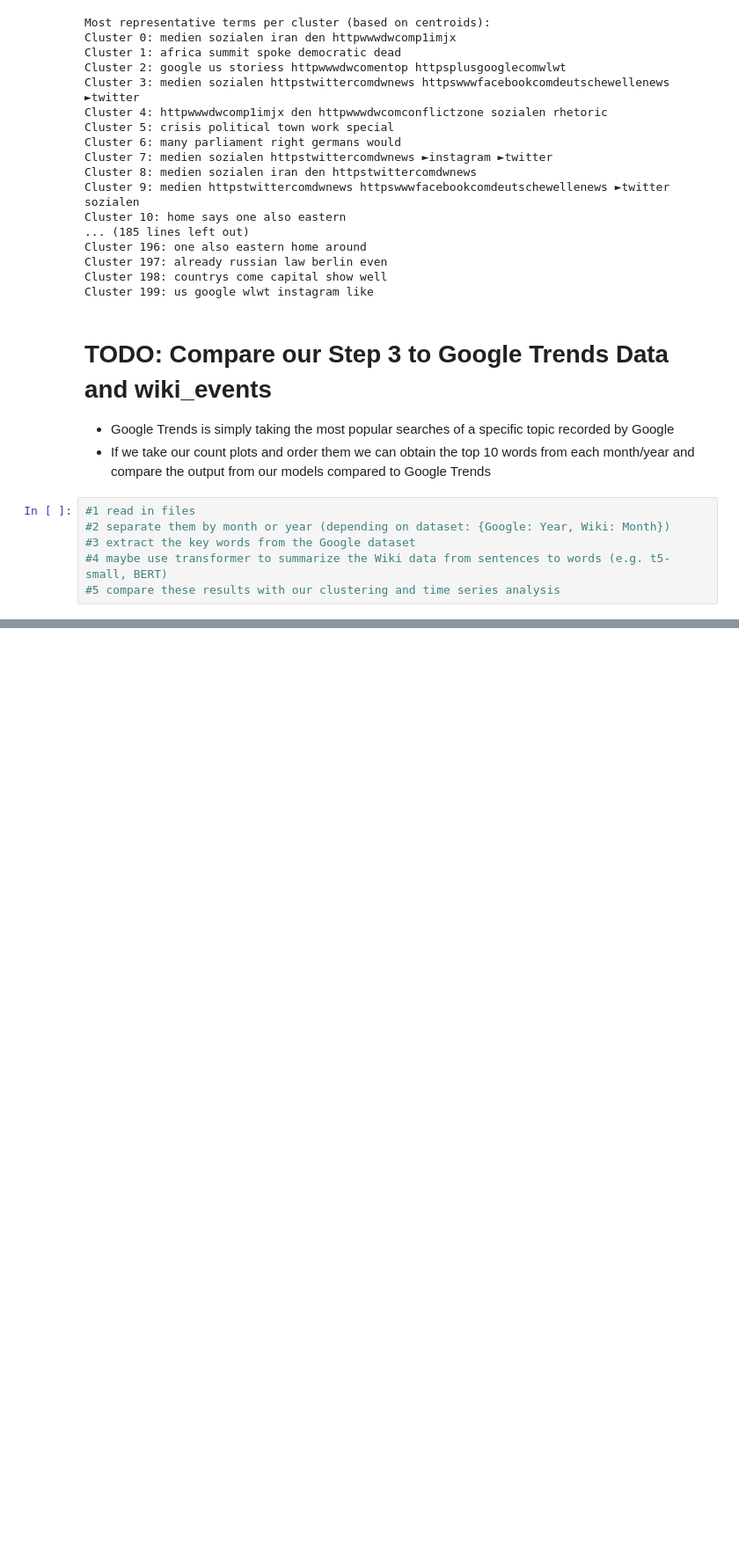
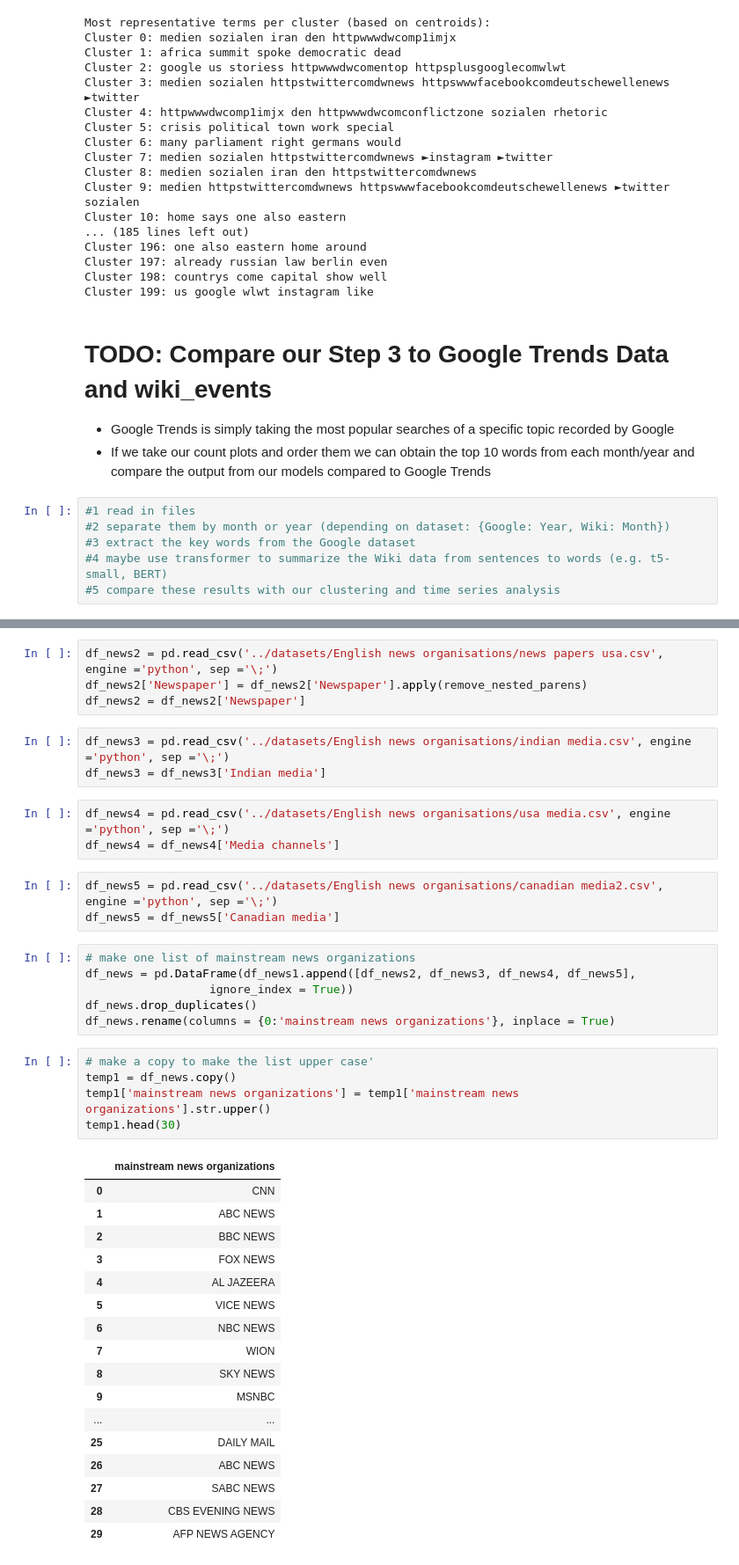
Before and after one commit to epfl-ada/ada-2022-project-chromegoldfish, a Jupyter notebook: src/data-explore.ipynb, the cells around one changed output, grey strips where cells are left out. Shown at 88% size. Cells and saved outputs as stored; diff of their text form; blank space fills up the shorter version.

```diff
--- a/src/data-explore.ipynb
+++ b/src/data-explore.ipynb
@@ -1344,0 +1368,42 @@ Cluster 199: us google wlwt instagram like
+# %%
+df_news2 = pd.read_csv('../datasets/English news organisations/news papers usa.csv', engine ='python', sep ='\;')
+df_news2['Newspaper'] = df_news2['Newspaper'].apply(remove_nested_parens)
+df_news2 = df_news2['Newspaper']
+# %%
+df_news3 = pd.read_csv('../datasets/English news organisations/indian media.csv', engine ='python', sep ='\;')
+df_news3 = df_news3['Indian media']
+# %%
+df_news4 = pd.read_csv('../datasets/English news organisations/usa media.csv', engine ='python', sep ='\;')
+df_news4 = df_news4['Media channels']
+# %%
+df_news5 = pd.read_csv('../datasets/English news organisations/canadian media2.csv', engine ='python', sep ='\;')
+df_news5 = df_news5['Canadian media']
+# %%
+# make one list of mainstream news organizations
+df_news = pd.DataFrame(df_news1.append([df_news2, df_news3, df_news4, df_news5],
+                  ignore_index = True))
+df_news.drop_duplicates()
+df_news.rename(columns = {0:'mainstream news organizations'}, inplace = True)
+# %%
+# make a copy to make the list upper case'
+temp1 = df_news.copy()
+temp1['mainstream news organizations'] = temp1['mainstream news organizations'].str.upper()
+temp1.head(30)
+# %% [output]
+|  | mainstream news organizations |
+| 0 | CNN |
+| 1 | ABC NEWS |
+| 2 | BBC NEWS |
+| 3 | FOX NEWS |
+| 4 | AL JAZEERA |
+| 5 | VICE NEWS |
+| 6 | NBC NEWS |
+| 7 | WION |
+| 8 | SKY NEWS |
+| 9 | MSNBC |
+| ... | ... |
+| 25 | DAILY MAIL |
+| 26 | ABC NEWS |
+| 27 | SABC NEWS |
+| 28 | CBS EVENING NEWS |
+| 29 | AFP NEWS AGENCY |
```
Also changed, not shown: parts of 12 cells of this notebook.
